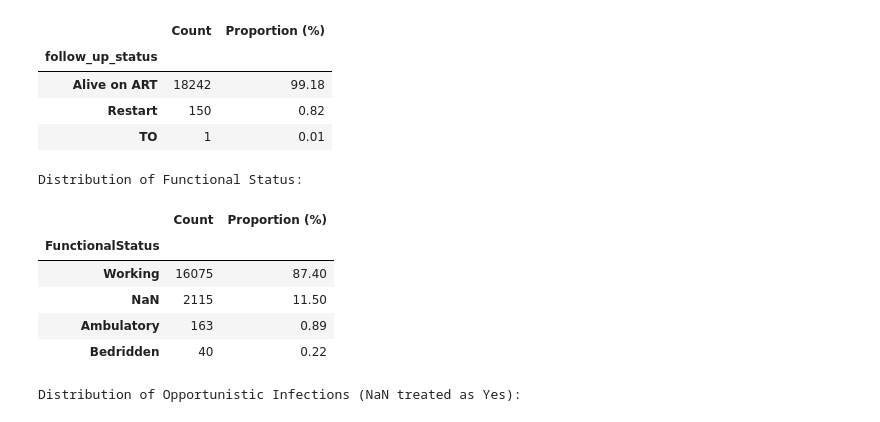
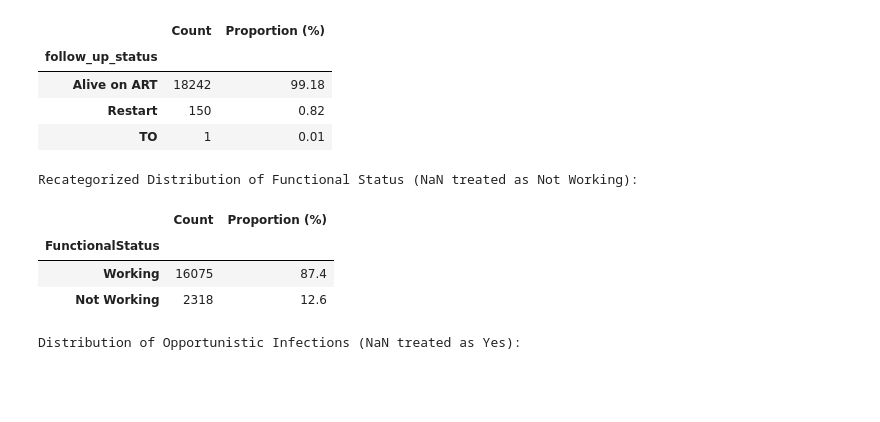
Before and after one commit to Fentahun60/Fentahun, a Jupyter notebook: ART_adherance.ipynb, the cells around one changed output. Cells and saved outputs as stored; diff of their text form; code cells hidden in the pictures; blank space fills up the shorter version.

```diff
--- a/ART_adherance.ipynb
+++ b/ART_adherance.ipynb
@@ -591,6 +591,9 @@ who_mapping = {
 # Apply the mapping to the 'WHO' column
 df_combined['WHO'] = df_combined['WHO'].map(who_mapping).fillna(df_combined['WHO'])
 
+# Specifically fill any remaining NaN values with 'WHO Stage II' as requested
+df_combined['WHO'] = df_combined['WHO'].fillna('WHO Stage II')
+
 # Recalculate and display the updated distribution
 who_counts = df_combined['WHO'].value_counts(dropna=False)
 who_proportions = (df_combined['WHO'].value_counts(dropna=False, normalize=True) * 100).round(2)
@@ -600,6 +603,6 @@ who_summary = pd.DataFrame({
     'Proportion (%)': who_proportions
 })
 
-print("Standardized Distribution of WHO Categories:")
+print("Standardized Distribution of WHO Categories (NaN imputed as WHO Stage II):")
 display(who_summary)
 # %% [output]
@@ -667,26 +669,38 @@ Distribution of Follow-up Status:
 | Restart | 150 | 0.82 |
 | TO | 1 | 0.01 |
 # %%
-# Calculate frequency and proportion of FunctionalStatus
+# Define the mapping for FunctionalStatus
+functional_mapping = {
+    'Working': 'Working',
+    'Ambulatory': 'Not Working',
+    'Bedridden': 'Not Working'
+}
+
+# Apply mapping and handle NaNs as 'Not Working'
+df_combined['FunctionalStatus'] = df_combined['FunctionalStatus'].map(functional_mapping).fillna('Not Working')
+
+# Also update df_adult for consistency if it exists
+if 'df_adult' in globals():
+    df_adult.loc[:, 'FunctionalStatus'] = df_adult['FunctionalStatus'].map(functional_mapping).fillna('Not Working')
+
+# Calculate frequency and proportion of new categories
 functional_counts = df_combined['FunctionalStatus'].value_counts(dropna=False)
 functional_proportions = (df_combined['FunctionalStatus'].value_counts(dropna=False, normalize=True) * 100).round(2)
 
 # Create summary table
 functional_summary = pd.DataFrame({
     'Count': functional_counts,
     'Proportion (%)': functional_proportions
 })
 
-print("Distribution of Functional Status:")
+print("Recategorized Distribution of Functional Status (NaN treated as Not Working):")
 display(functional_summary)
 # %% [output]
-Distribution of Functional Status:
+Recategorized Distribution of Functional Status (NaN treated as Not Working):
 |  | Count | Proportion (%) |
 | FunctionalStatus |  |  |
-| Working | 16075 | 87.40 |
-| NaN | 2115 | 11.50 |
-| Ambulatory | 163 | 0.89 |
-| Bedridden | 40 | 0.22 |
+| Working | 16075 | 87.4 |
+| Not Working | 2318 | 12.6 |
 # %%
 # Recategorize No_OI into Opportunistic Infections (Yes/No)
 # If No_OI is present, it means No infection. If NaN, consider it Yes.
```
Also changed, not shown: parts of 18 cells of this notebook.
